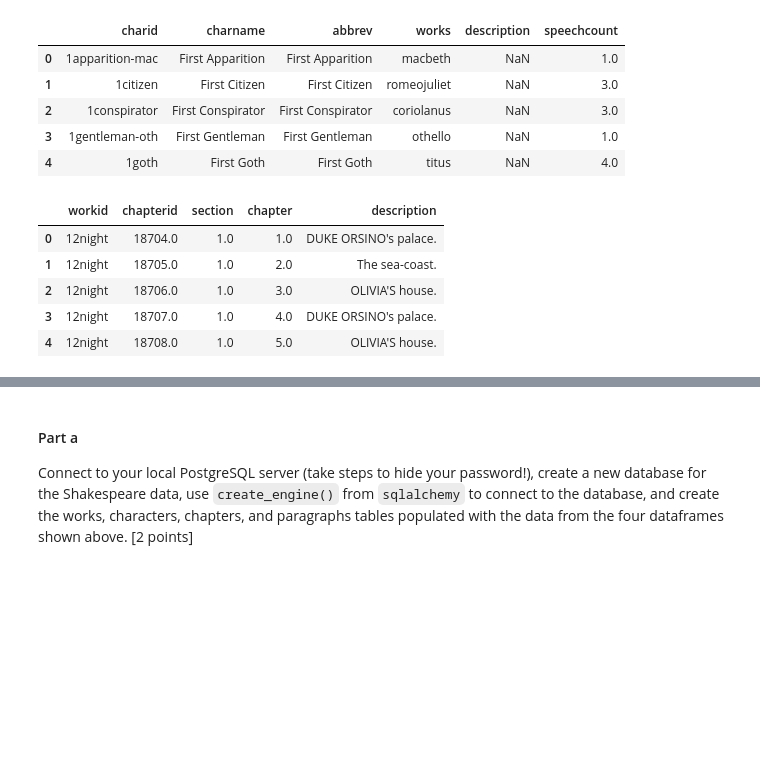
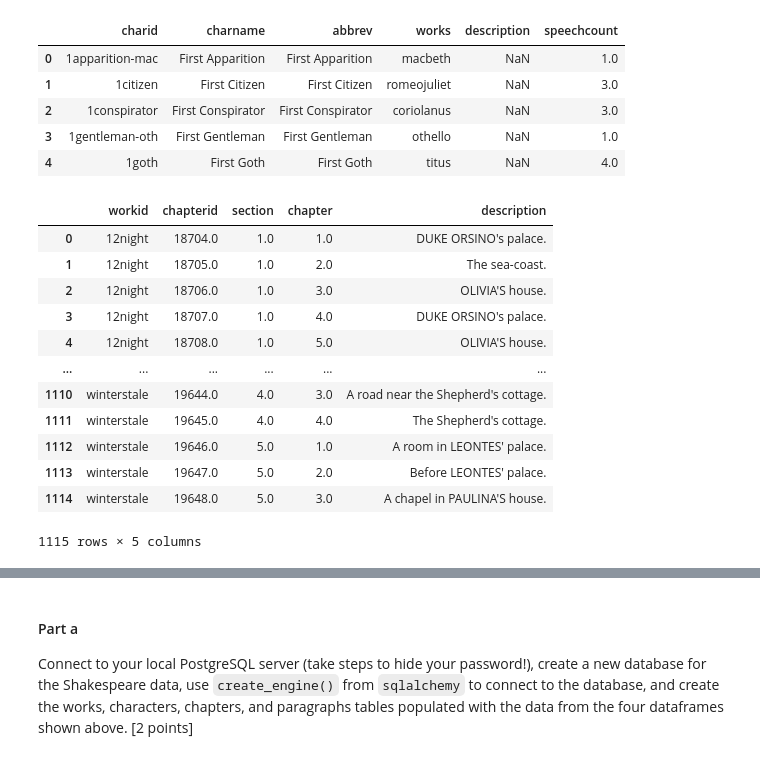
Before and after one commit to shroffr01/ds6001databases, a Jupyter notebook: labassignment7.ipynb, the cells around one changed output, grey strips where cells are left out. Saved outputs shown, nothing was run; the diff lists cells and outputs as text; code cells hidden in the pictures; blank space fills up the shorter version.

```diff
--- a/labassignment7.ipynb
+++ b/labassignment7.ipynb
@@ -67,14 +67,21 @@ characters.head()
 | 3 | 1gentleman-oth | First Gentleman | First Gentleman | othello | NaN | 1.0 |
 | 4 | 1goth | First Goth | First Goth | titus | NaN | 4.0 |
 # %%
-chapters.head()
+chapters
 # %% [output]
 |  | workid | chapterid | section | chapter | description |
 | 0 | 12night | 18704.0 | 1.0 | 1.0 | DUKE ORSINO's palace. |
 | 1 | 12night | 18705.0 | 1.0 | 2.0 | The sea-coast. |
 | 2 | 12night | 18706.0 | 1.0 | 3.0 | OLIVIA'S house. |
 | 3 | 12night | 18707.0 | 1.0 | 4.0 | DUKE ORSINO's palace. |
 | 4 | 12night | 18708.0 | 1.0 | 5.0 | OLIVIA'S house. |
+| ... | ... | ... | ... | ... | ... |
+| 1110 | winterstale | 19644.0 | 4.0 | 3.0 | A road near the Shepherd's cottage. |
+| 1111 | winterstale | 19645.0 | 4.0 | 4.0 | The Shepherd's cottage. |
+| 1112 | winterstale | 19646.0 | 5.0 | 1.0 | A room in LEONTES' palace. |
+| 1113 | winterstale | 19647.0 | 5.0 | 2.0 | Before LEONTES' palace. |
+| 1114 | winterstale | 19648.0 | 5.0 | 3.0 | A chapel in PAULINA'S house. |
+1115 rows × 5 columns
 # %%
 paragraphs.head()
 # %% [output]
```
Also changed, not shown: parts of 29 cells of this notebook, 2 other files.
